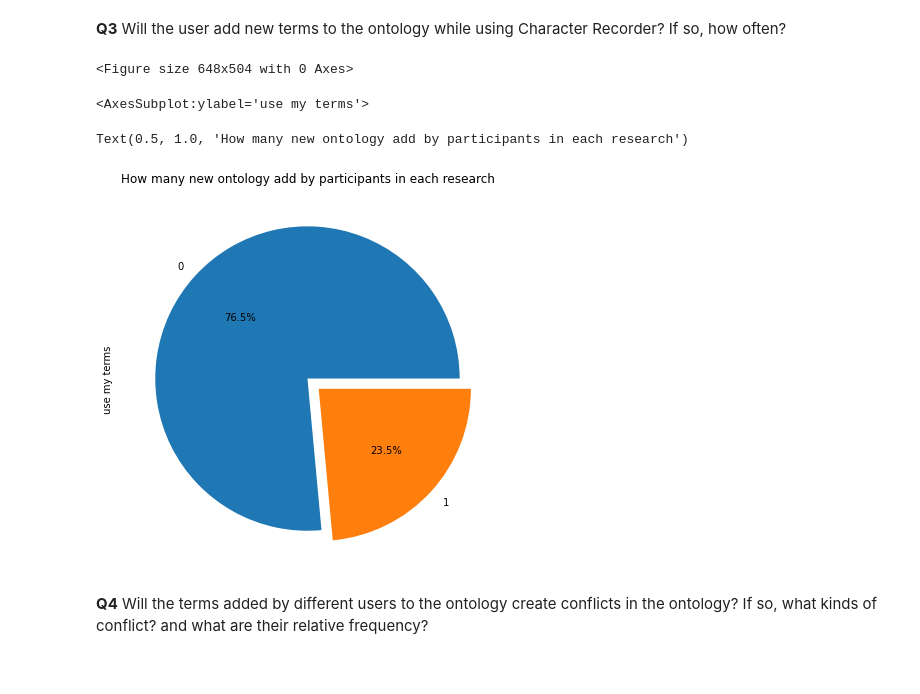
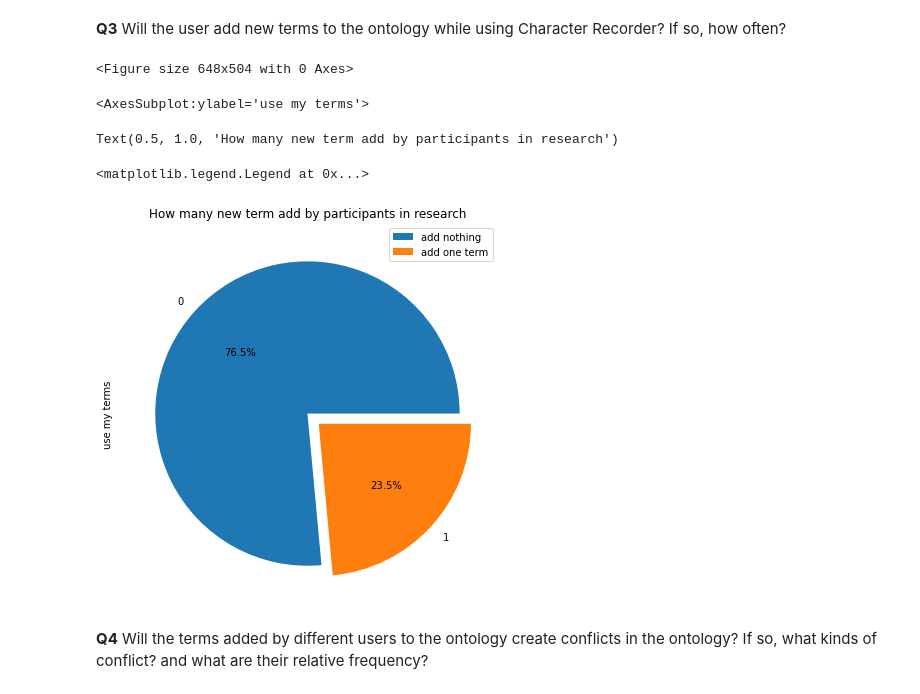
Before and after one commit to YuxuanZhou1/Character-Recorder-DA, a Jupyter notebook: Guiding research question.ipynb, the cells around one changed output. Saved outputs shown, nothing was run; the diff lists cells and outputs as text; code cells hidden in the pictures.

Commit message:
update new images

```diff
--- a/Guiding research question.ipynb
+++ b/Guiding research question.ipynb
@@ -151,13 +153,16 @@ Ttest_relResult(statistic=-1.000000850339776, pvalue=0.3281828595440006)
 # %%
 plt.figure(figsize=[9,7])
 PA["use my terms"][1:].dropna().value_counts().plot.pie(explode = (0, 0.1), autopct='%1.1f%%')
-plt.title("How many new ontology add by participants in each research")
+plt.title("How many new term add by participants in research")
+
+plt.legend(['add nothing', 'add one term'])
 plt.show()
 # %% [output]
 <Figure size 648x504 with 0 Axes>
 <AxesSubplot:ylabel='use my terms'>
-Text(0.5, 1.0, 'How many new ontology add by participants in each research')
+Text(0.5, 1.0, 'How many new term add by participants in research')
+<matplotlib.legend.Legend at 0x...>
-[figure, old version]
+[figure, new version]
 # %% [markdown]
 **Q4** Will the terms added by different users to the ontology create conflicts in the ontology? If so, what kinds of conflict? and what are their relative frequency?
 # %% [markdown]
```
Also changed, not shown: parts of 26 cells of this notebook, 6 other files.
